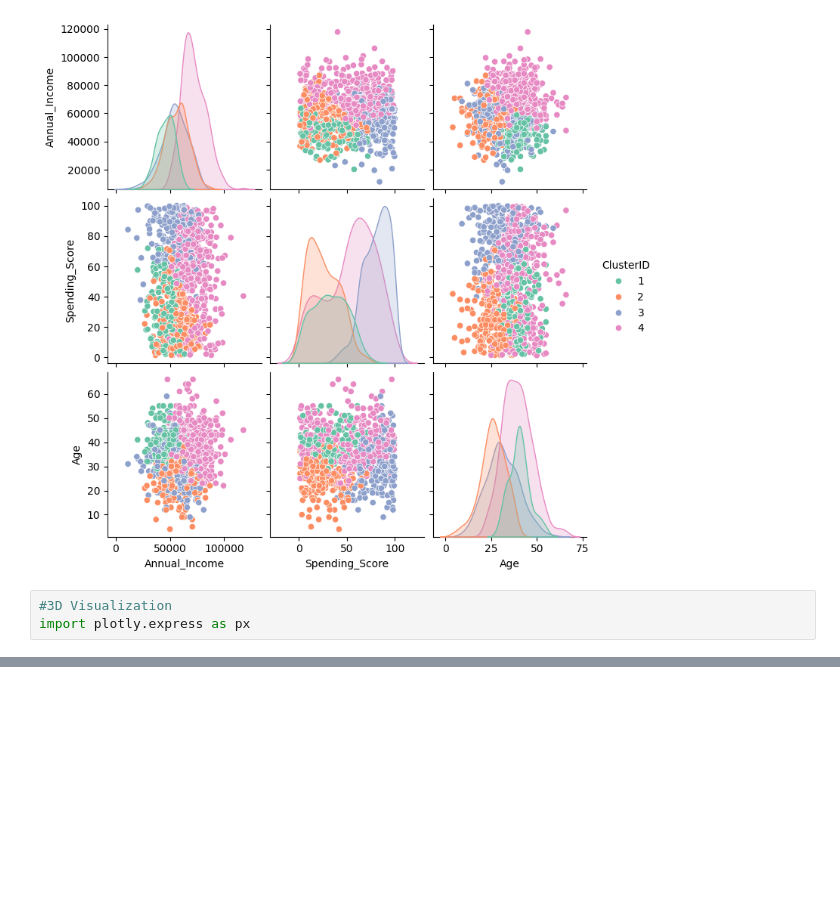
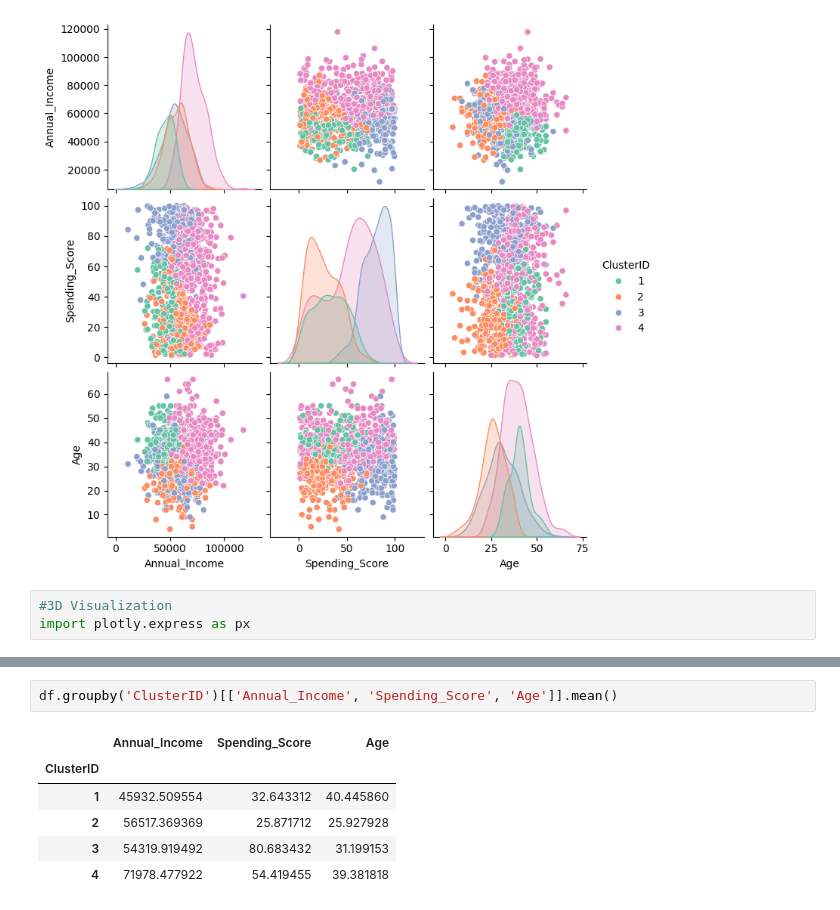
Before and after one commit to purviiii/Data-Analytics-ML-Projects, a Jupyter notebook: Hierarchical-Clustering/Dendrogram_Hierarchical_Clustering_Segmentation.ipynb, the cells around one changed output, grey strips where cells are left out. Saved outputs shown, nothing was run; the diff lists cells and outputs as text; blank space fills up the shorter version.

```diff
--- a/Hierarchical-Clustering/Dendrogram_Hierarchical_Clustering_Segmentation.ipynb
+++ b/Hierarchical-Clustering/Dendrogram_Hierarchical_Clustering_Segmentation.ipynb
@@ -258,3 +223,12 @@ fig.update_layout(scene=dict(xaxis_title='Annual_income', yaxis_title="Spending_
 fig.show()
 # %% [output]
 [interactive output not drawn]
+# %%
+df.groupby('ClusterID')[['Annual_Income', 'Spending_Score', 'Age']].mean()
+# %% [output]
+|  | Annual_Income | Spending_Score | Age |
+| ClusterID |  |  |  |
+| 1 | 45932.509554 | 32.643312 | 40.445860 |
+| 2 | 56517.369369 | 25.871712 | 25.927928 |
+| 3 | 54319.919492 | 80.683432 | 31.199153 |
+| 4 | 71978.477922 | 54.419455 | 39.381818 |
```
Also changed, not shown: parts of 6 cells of this notebook.
